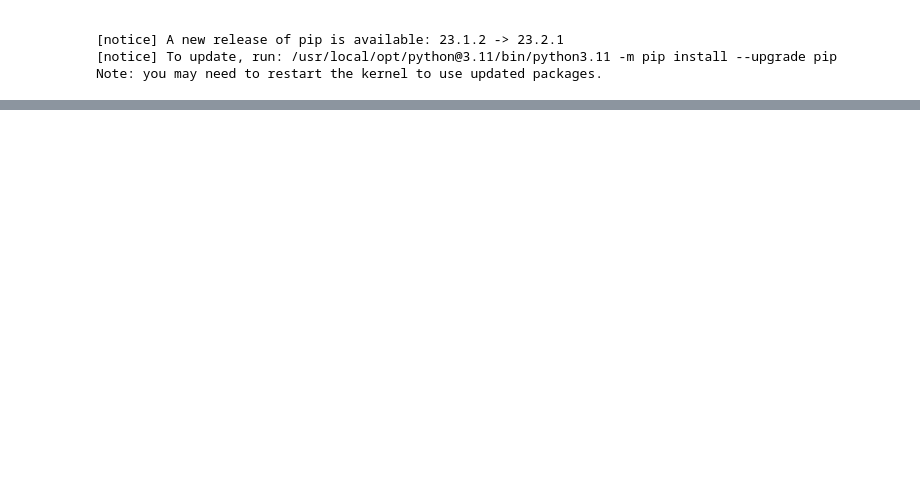
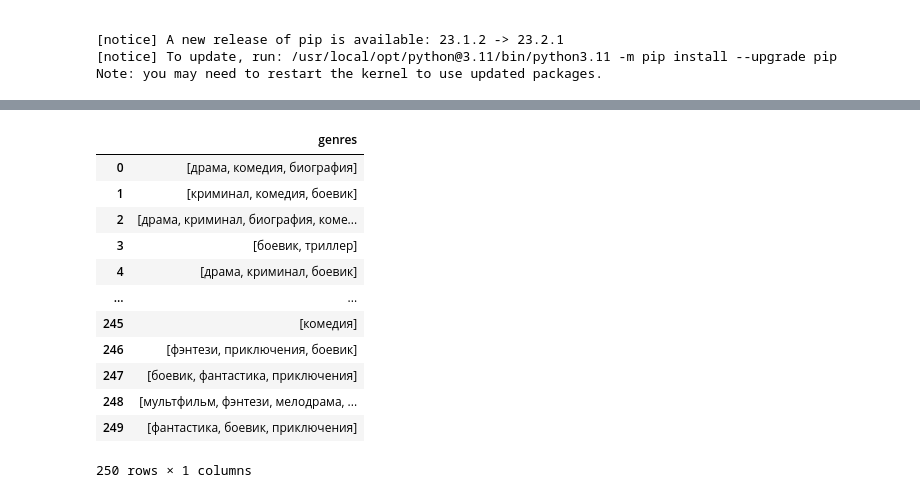
Before and after one commit to petr-iakovenko/kinopoisk_ETL, a Jupyter notebook: Python_code.ipynb, the cells around one changed output, grey strips where cells are left out. Cells and saved outputs as stored; diff of their text form; code cells hidden in the pictures; blank space fills up the shorter version.

```diff
--- a/Python_code.ipynb
+++ b/Python_code.ipynb
@@ -216,3 +216,35 @@ df_rating
 | 248 | None | 0.0 | 7.7 | None | 7.3 | 7.858 |
 | 249 | None | 88.8889 | 7.6 | None | 7.4 | 7.156 |
 250 rows × 6 columns
+# %%
+def names_list(name_col):
+    """ return DF where in data deleted "'" """
+    df_name_col = df_main_movies.pop(name_col)
+    df_name_col = pd.DataFrame(df_name_col)
+    col = range(len(df_name_col))
+    for index in col:
+        object_ = df_name_col.loc[index]
+        object_ = object_.tolist()
+        for i in range(len(object_[0])):
+            first_simbol = str(object_[0][i]).find("'")
+            last_simbol  = str(object_[0][i]).rfind("'")
+            j = str(object_[0][i])[first_simbol +1:last_simbol ]
+            object_[0][i] = j
+    return df_name_col
+# %%
+df_genres = names_list('genres') # use func for transform data and create DataFrame df_genres
+df_genres
+# %% [output]
+|  | genres |
+| 0 | [драма, комедия, биография] |
+| 1 | [криминал, комедия, боевик] |
+| 2 | [драма, криминал, биография, коме... |
+| 3 | [боевик, триллер] |
+| 4 | [драма, криминал, боевик] |
+| ... | ... |
+| 245 | [комедия] |
+| 246 | [фэнтези, приключения, боевик] |
+| 247 | [боевик, фантастика, приключения] |
+| 248 | [мультфильм, фэнтези, мелодрама, ... |
+| 249 | [фантастика, боевик, приключения] |
+250 rows × 1 columns
```
Also changed, not shown: parts of 6 cells of this notebook, 1 other file.
